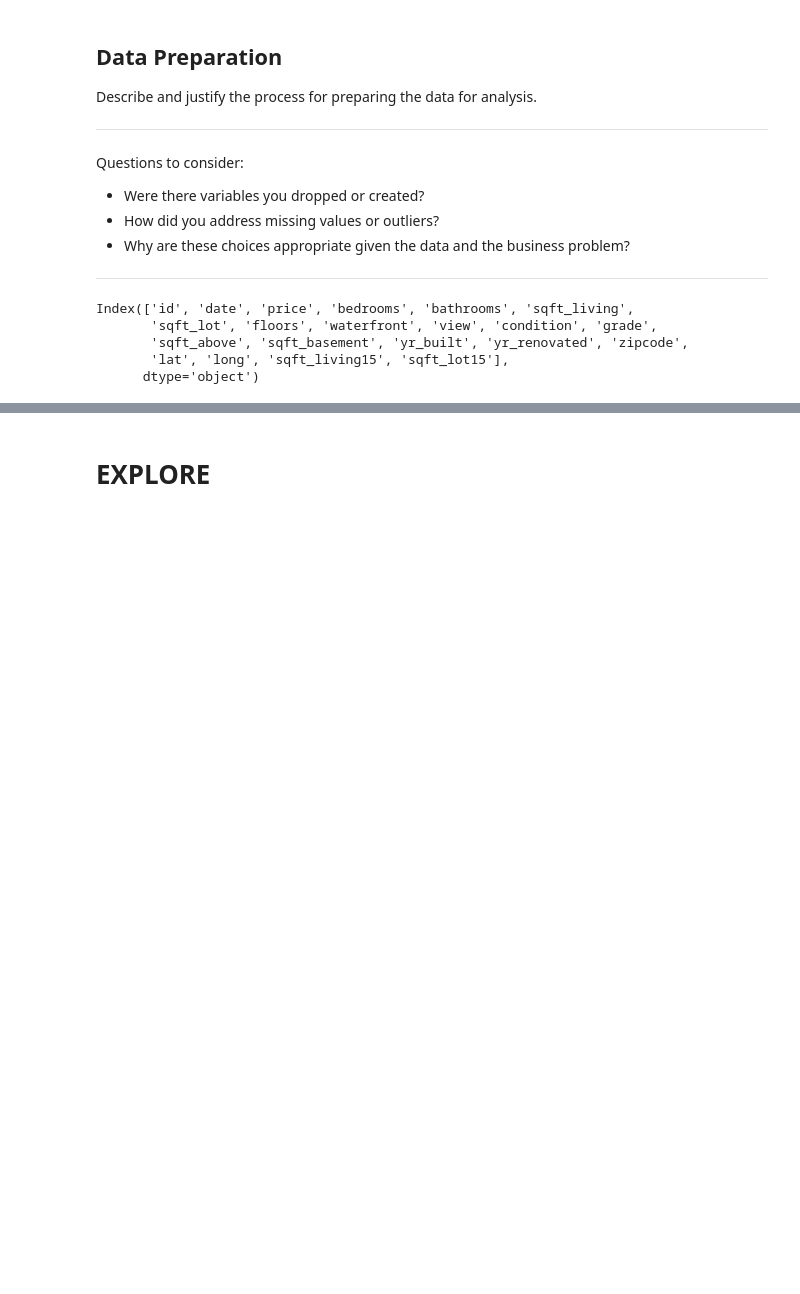
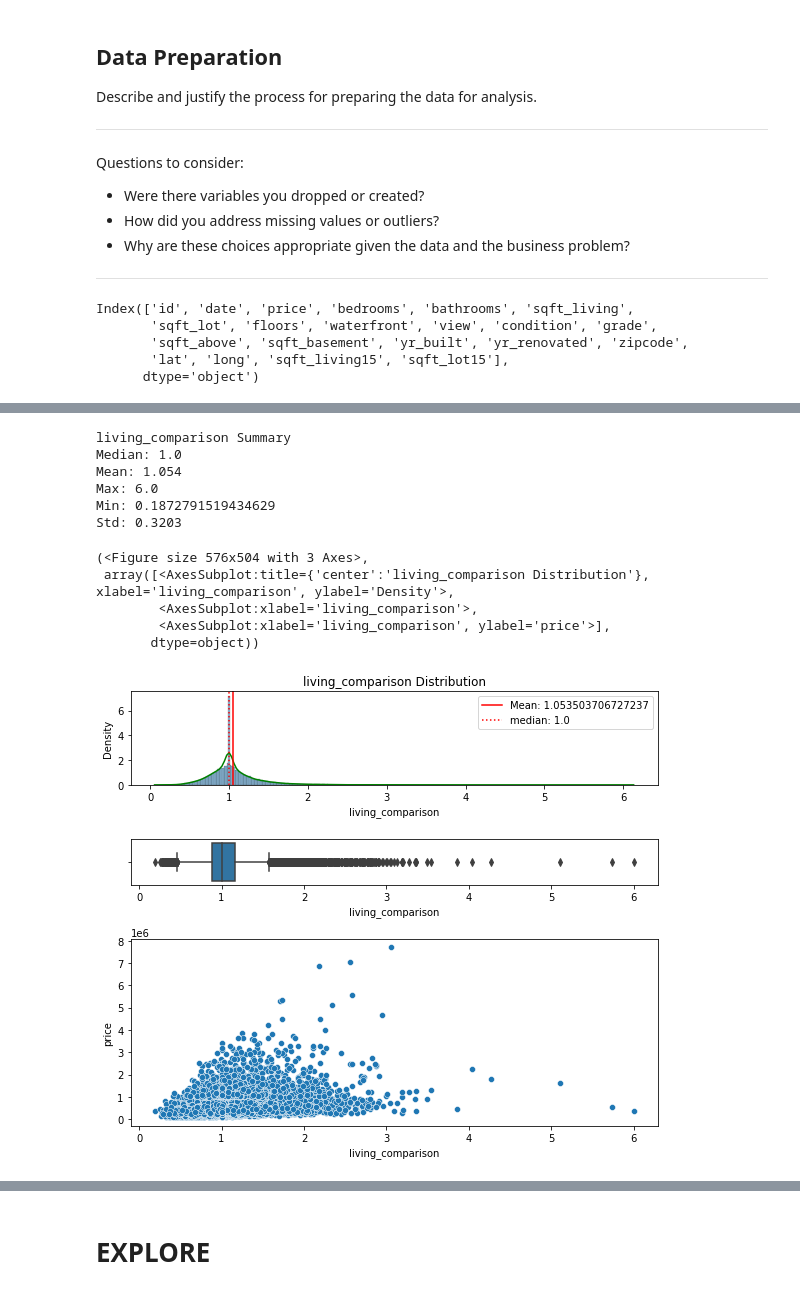
Before and after one commit to kuninethan95/dsc-phase-2-project, a Jupyter notebook: index_OSEMN_plus_mvp.ipynb, the cells around one changed output, grey strips where cells are left out. Saved outputs shown, nothing was run; the diff lists cells and outputs as text; code cells hidden in the pictures; blank space fills up the shorter version.

```diff
--- a/index_OSEMN_plus_mvp.ipynb
+++ b/index_OSEMN_plus_mvp.ipynb
@@ -752,3 +855,19 @@ df
 # %%
 # SQF vs. neighborhood average Living
-# # SQF vs. neighborhood average Lot
+df.columns
+df['living_comparison'] = df['sqft_living']/df['sqft_living15']
+# %%
+distr_(df, 'living_comparison')
+# %% [output]
+living_comparison Summary
+Median: 1.0
+Mean: 1.054
+Max: 6.0
+Min: 0.1872791519434629
+Std: 0.3203
+(<Figure size 576x504 with 3 Axes>,
+ array([<AxesSubplot:title={'center':'living_comparison Distribution'}, xlabel='living_comparison', ylabel='Density'>,
+        <AxesSubplot:xlabel='living_comparison'>,
+        <AxesSubplot:xlabel='living_comparison', ylabel='price'>],
+       dtype=object))
+[figure, added]
```
Also changed, not shown: parts of 21 cells of this notebook.
